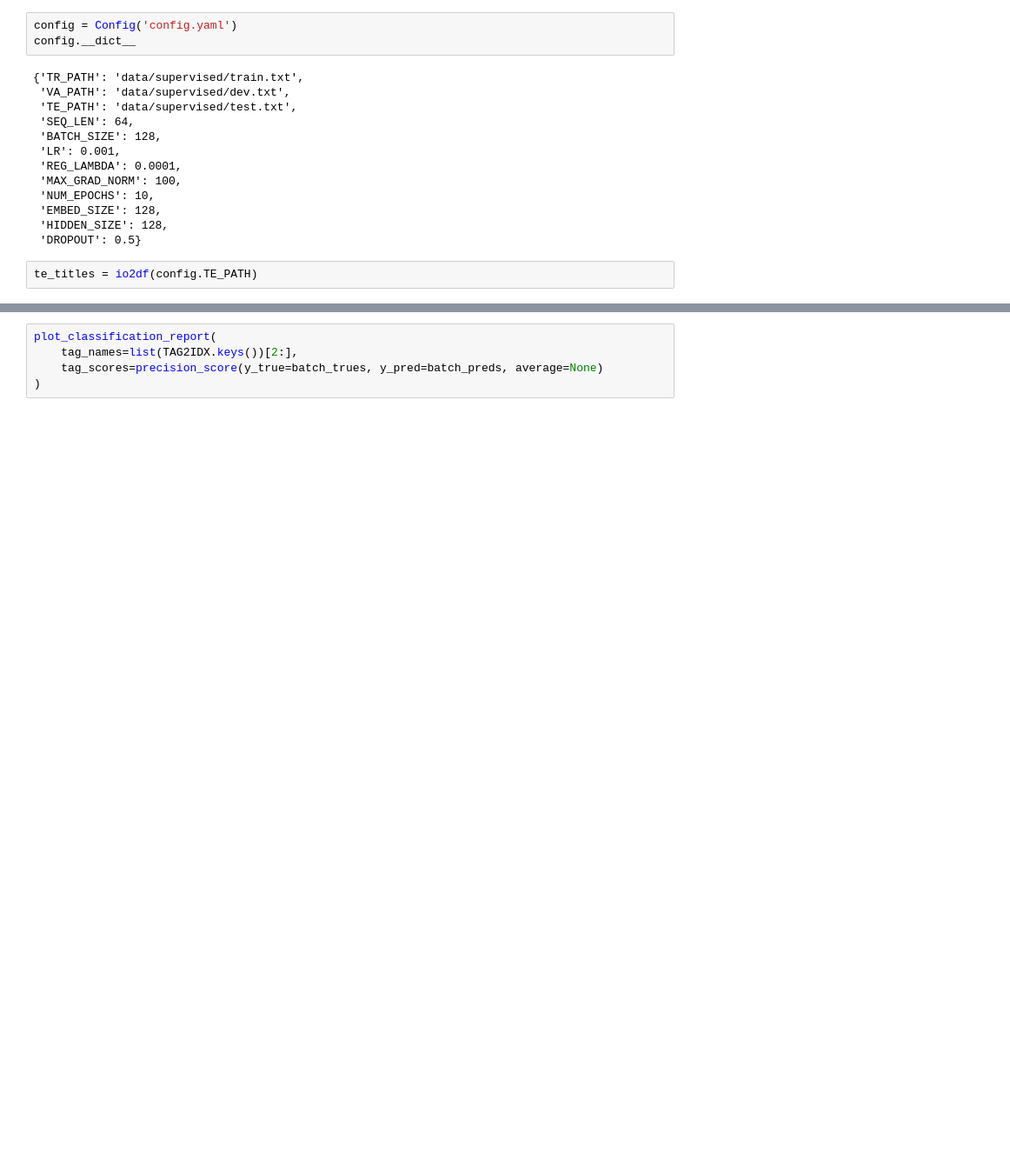
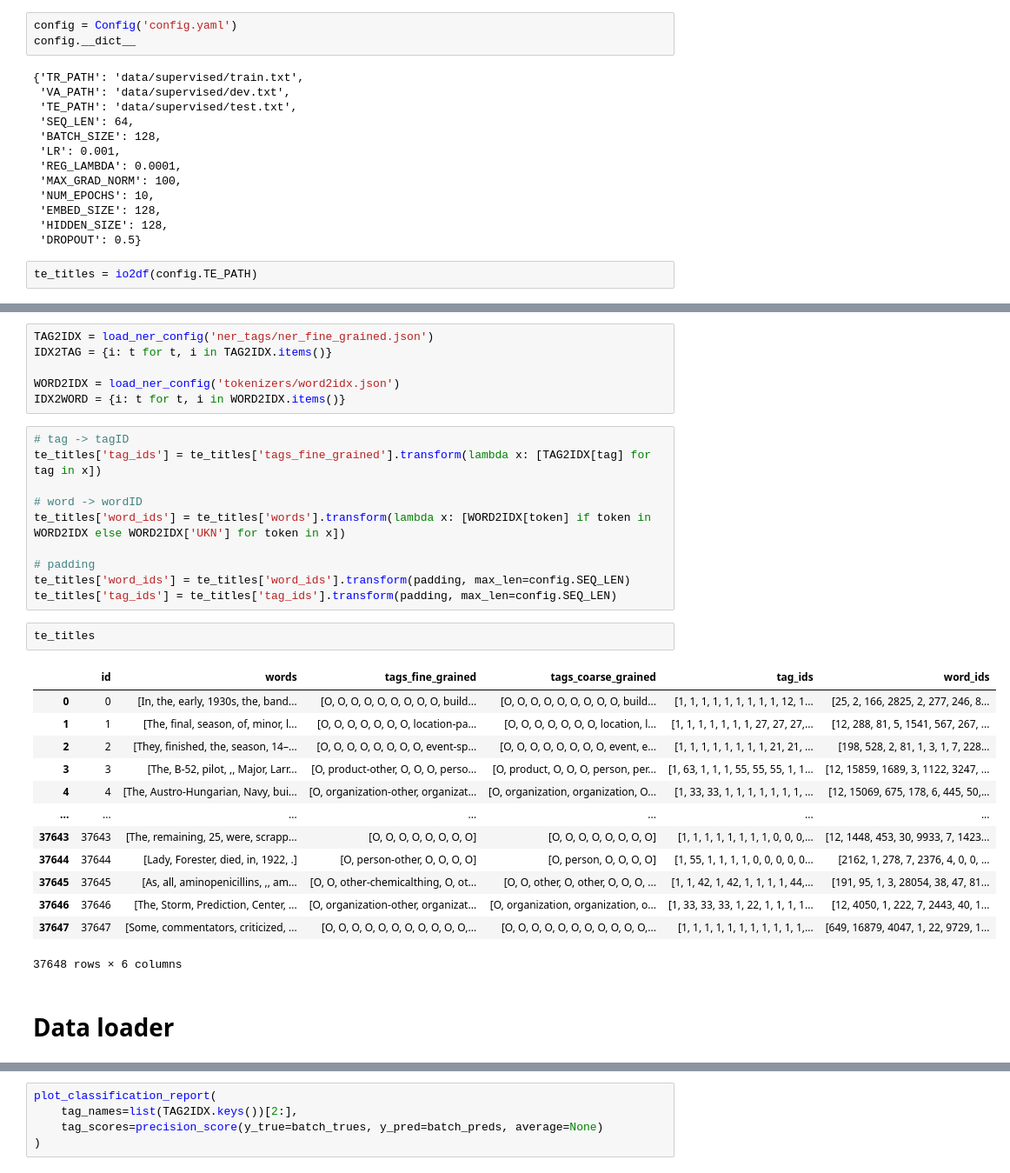
Before and after one commit to artmerinov/NER, a Jupyter notebook: inference_fine_grained.ipynb, the cells around one changed output, grey strips where cells are left out. Shown: that part at 87% size. Cells and saved outputs as stored; diff of their text form; blank space fills up the shorter version.

```diff
--- a/inference_fine_grained.ipynb
+++ b/inference_fine_grained.ipynb
@@ -71,3 +56,37 @@ te_titles
+# %%
+TAG2IDX = load_ner_config('ner_tags/ner_fine_grained.json')
+IDX2TAG = {i: t for t, i in TAG2IDX.items()}
+
+WORD2IDX = load_ner_config('tokenizers/word2idx.json')
+IDX2WORD = {i: t for t, i in WORD2IDX.items()}
+# %%
+# tag -> tagID
+te_titles['tag_ids'] = te_titles['tags_fine_grained'].transform(lambda x: [TAG2IDX[tag] for tag in x])
+
+# word -> wordID
+te_titles['word_ids'] = te_titles['words'].transform(lambda x: [WORD2IDX[token] if token in WORD2IDX else WORD2IDX['UKN'] for token in x])
+
+# padding
+te_titles['word_ids'] = te_titles['word_ids'].transform(padding, max_len=config.SEQ_LEN)
+te_titles['tag_ids'] = te_titles['tag_ids'].transform(padding, max_len=config.SEQ_LEN)
+# %%
+te_titles
+# %% [output]
+|  | id | words | tags_fine_grained | tags_coarse_grained | tag_ids | word_ids |
+| 0 | 0 | [In, the, early, 1930s, the, band... | [O, O, O, O, O, O, O, O, O, build... | [O, O, O, O, O, O, O, O, O, build... | [1, 1, 1, 1, 1, 1, 1, 1, 1, 12, 1... | [25, 2, 166, 2825, 2, 277, 246, 8... |
+| 1 | 1 | [The, final, season, of, minor, l... | [O, O, O, O, O, O, O, location-pa... | [O, O, O, O, O, O, O, location, l... | [1, 1, 1, 1, 1, 1, 1, 27, 27, 27,... | [12, 288, 81, 5, 1541, 567, 267, ... |
+| 2 | 2 | [They, finished, the, season, 14–... | [O, O, O, O, O, O, O, O, event-sp... | [O, O, O, O, O, O, O, O, event, e... | [1, 1, 1, 1, 1, 1, 1, 1, 21, 21, ... | [198, 528, 2, 81, 1, 3, 1, 7, 228... |
+| 3 | 3 | [The, B-52, pilot, ,, Major, Larr... | [O, product-other, O, O, O, perso... | [O, product, O, O, O, person, per... | [1, 63, 1, 1, 1, 55, 55, 55, 1, 1... | [12, 15859, 1689, 3, 1122, 3247, ... |
+| 4 | 4 | [The, Austro-Hungarian, Navy, bui... | [O, organization-other, organizat... | [O, organization, organization, O... | [1, 33, 33, 1, 1, 1, 1, 1, 1, 1, ... | [12, 15069, 675, 178, 6, 445, 50,... |
+| ... | ... | ... | ... | ... | ... | ... |
+| 37643 | 37643 | [The, remaining, 25, were, scrapp... | [O, O, O, O, O, O, O, O] | [O, O, O, O, O, O, O, O] | [1, 1, 1, 1, 1, 1, 1, 1, 0, 0, 0,... | [12, 1448, 453, 30, 9933, 7, 1423... |
+| 37644 | 37644 | [Lady, Forester, died, in, 1922, .] | [O, person-other, O, O, O, O] | [O, person, O, O, O, O] | [1, 55, 1, 1, 1, 1, 0, 0, 0, 0, 0... | [2162, 1, 278, 7, 2376, 4, 0, 0, ... |
+| 37645 | 37645 | [As, all, aminopenicillins, ,, am... | [O, O, other-chemicalthing, O, ot... | [O, O, other, O, other, O, O, O, ... | [1, 1, 42, 1, 42, 1, 1, 1, 1, 44,... | [191, 95, 1, 3, 28054, 38, 47, 81... |
+| 37646 | 37646 | [The, Storm, Prediction, Center, ... | [O, organization-other, organizat... | [O, organization, organization, o... | [1, 33, 33, 33, 1, 22, 1, 1, 1, 1... | [12, 4050, 1, 222, 7, 2443, 40, 1... |
+| 37647 | 37647 | [Some, commentators, criticized, ... | [O, O, O, O, O, O, O, O, O, O, O,... | [O, O, O, O, O, O, O, O, O, O, O,... | [1, 1, 1, 1, 1, 1, 1, 1, 1, 1, 1,... | [649, 16879, 4047, 1, 22, 9729, 1... |
+37648 rows × 6 columns
+# %% [markdown]
+# Data loader
 # %%
 te_dataset = NERDataset(te_titles)
 te_dataloader = DataLoader(dataset=te_dataset, batch_size=config.BATCH_SIZE, shuffle=False, num_workers=4)
```
Also changed, not shown: parts of 11 cells of this notebook, 5 other files.
